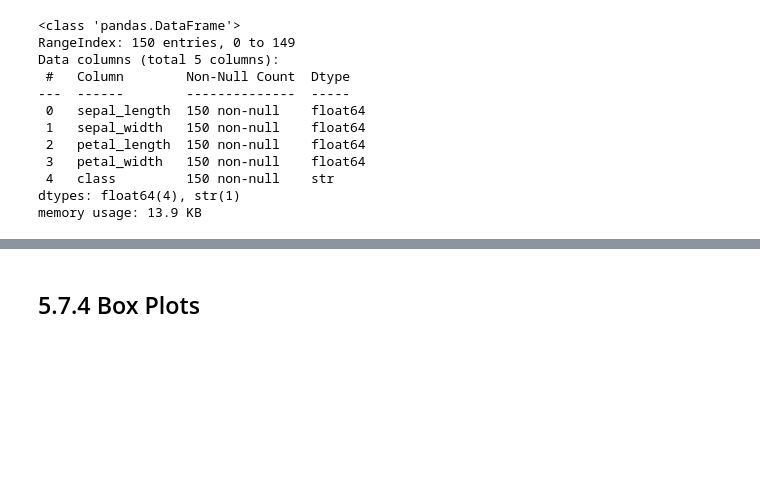
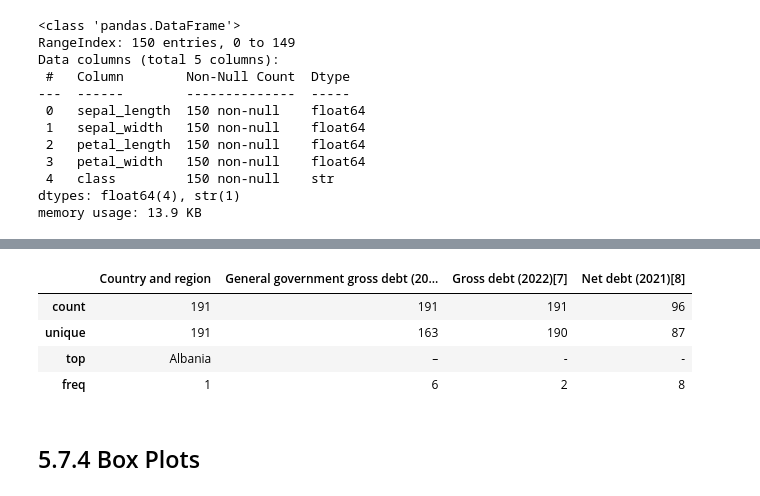
Before and after one commit to ahsankhan609/learn_ds_ml, a Jupyter notebook: notebooks/05_pandas/notes.ipynb, the cells around one changed output, grey strips where cells are left out. Drawn from its saved outputs; the diff is of its cells as text; code cells hidden in the pictures; blank space fills up the shorter version.

```diff
--- a/notebooks/05_pandas/notes.ipynb
+++ b/notebooks/05_pandas/notes.ipynb
@@ -384,3 +454,13 @@ memory usage: 13.9 KB
+# %%
+html_df.describe()
+#html_df.describe(include='int')
+#html_df.describe(include='str')
+# %% [output]
+|  | Country and region | General government gross debt (20... | Gross debt (2022)[7] | Net debt (2021)[8] |
+| count | 191 | 191 | 191 | 96 |
+| unique | 191 | 163 | 190 | 87 |
+| top | Albania | – | - | - |
+| freq | 1 | 6 | 2 | 8 |
 # %% [markdown]
 ## 5.7.4 Box Plots
 # %% [markdown]
```
Also changed, not shown: parts of 6 cells of this notebook.
